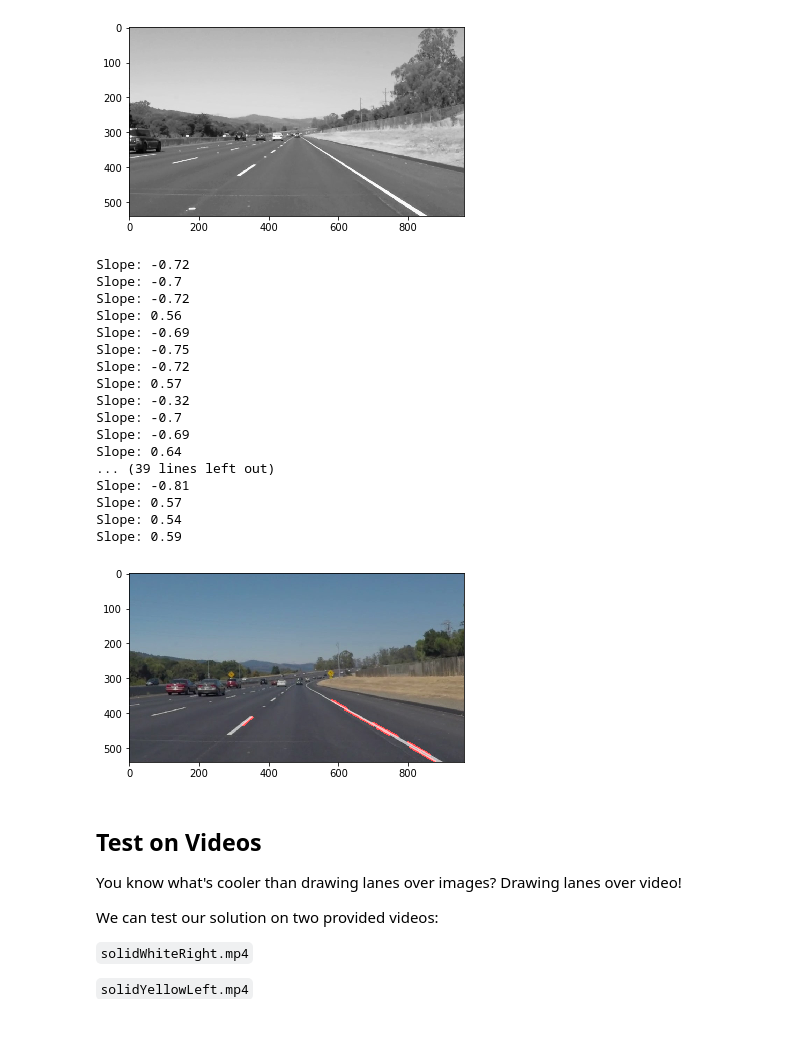
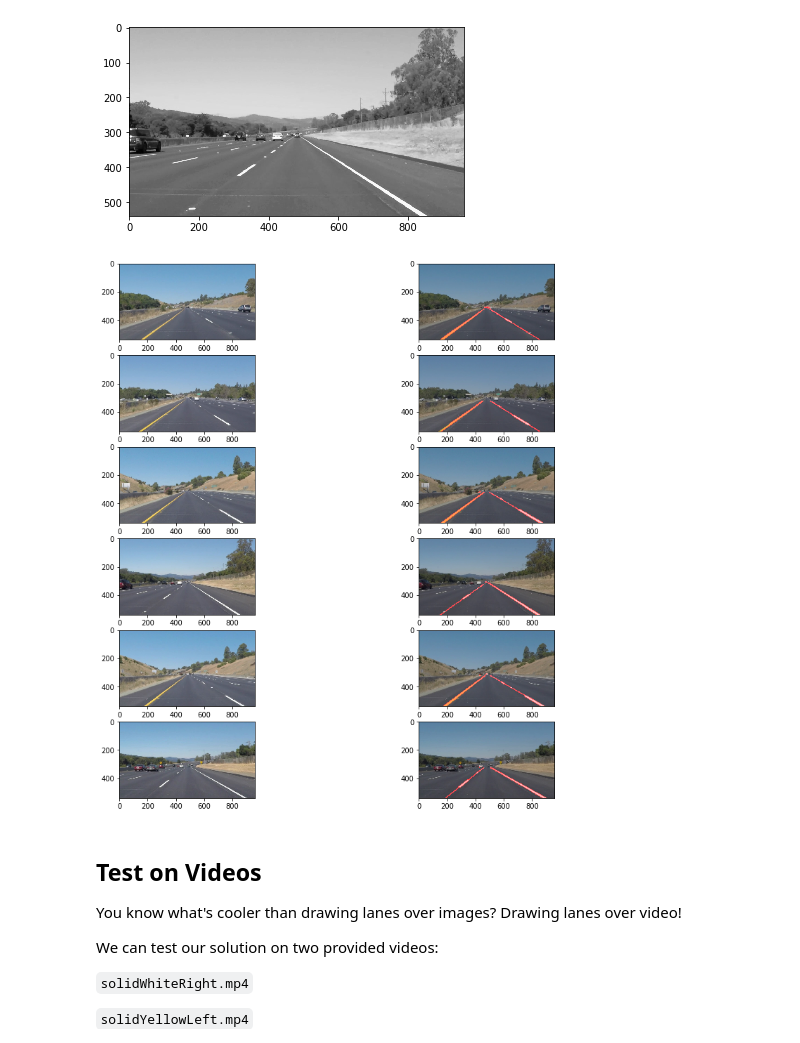
Before and after one commit to manas-mukherjee/SDND-Projects, a Jupyter notebook: CarND-LaneLines-P1/P1.ipynb, the cells around one changed output. Saved outputs shown, nothing was run; the diff lists cells and outputs as text; code cells hidden in the pictures.

```diff
--- a/CarND-LaneLines-P1/P1.ipynb
+++ b/CarND-LaneLines-P1/P1.ipynb
@@ -290,68 +284,40 @@ plt.imshow(grey_img, cmap='Greys_r')
 # %%
 # TODO: Build your pipeline that will draw lane lines on the test_images
 # then save them to the test_images_output directory.
 
-for imb_input in os.listdir("test_images/"):
-    #print(imb_input)
 
-    #Grey
+f, ax = plt.subplots(6,2, figsize=(14, 14))
+
+for i, imb_input in enumerate(os.listdir("test_images/")):
+    #input image
     image = mpimg.imread('test_images/' + imb_input)
+    ax[i,0].imshow(image)
+
+    #Grey scale
     grey_img = grayscale(image)
-    plt.imshow(grey_img, cmap='Greys_r')
 
     #Gaussian Kernel
-    kernel_size = 7
-    blur_gray_img = gaussian_blur(grey_img, kernel_size)
-    plt.imshow(blur_gray_img, cmap='Greys_r')
+    blur_gray_img = gaussian_blur(grey_img, kernel_size=5)
 
-    #Canny
-    low_threshold = 50
-    high_threshold = 110
-    canny_img = canny(blur_gray_img, low_threshold, high_threshold)
-    plt.imshow(canny_img, cmap='Greys_r')
+    #Canny edge detection
+    canny_img = canny(blur_gray_img, low_threshold=120, high_threshold=250)
 
-    #Mask
+    #Identify region of interest
     imshape = canny_img.shape
-    vertices = np.array([[(50,imshape[0]),(550, 240), (430, 240), (imshape[1]-50,imshape[0])]], dtype=np.int32)
+    vertices = np.array([[(150,imshape[0]),(450, 300), (500, 300), (imshape[1]-50,imshape[0])]], dtype=np.int32)
     masked_img = region_of_interest(canny_img, vertices)
-    plt.imshow(masked_img, cmap='Greys_r')
 
     #Hough line
-    rho = 1 # distance resolution in pixels of the Hough grid
-    theta = np.pi/180 # angular resolution in radians of the Hough grid
-    threshold = 1     # minimum number of votes (intersections in Hough grid cell)
-    min_line_len = 27 #minimum number of pixels making up a line
-    max_line_gap = 1    # maximum gap in pixels between connectable line segments
-    line_img = hough_lines(masked_img, rho, theta, threshold, min_line_len, max_line_gap)
+    line_img = hough_lines(masked_img, rho=1, theta=np.pi/180, threshold=20, min_line_len=10, max_line_gap=10)
 
-    # Create a "color" binary image to combine with line image
-    color_edges = np.dstack((masked_img, masked_img, masked_img))
+    #Original images with identified lines
+    img_with_lines = weighted_img(line_img, image)
+    ax[i,1].imshow(img_with_lines)
 
-    initial_img = image
-    img = line_img
-    img_with_lines = weighted_img(img, initial_img, α=0.8, β=1., γ=0.)
-    plt.imshow(img_with_lines)
-
-    cv2.imwrite("test_images_output/"+imb_input, cv2.cvtColor(img_with_lines, cv2.COLOR_RGB2BGR))
+    #Write final images to disk
+    cv2.imwrite("test_images_output/"+imb_input,cv2.cvtColor(img_with_lines, cv2.COLOR_RGB2BGR))
 # %% [output]
-Slope: -0.72
-Slope: -0.7
-Slope: -0.72
-Slope: 0.56
-Slope: -0.69
-Slope: -0.75
-Slope: -0.72
-Slope: 0.57
-Slope: -0.32
-Slope: -0.7
-Slope: -0.69
-Slope: 0.64
-... (39 lines left out)
-Slope: -0.81
-Slope: 0.57
-Slope: 0.54
-Slope: 0.59
-[figure, old version]
+[figure, new version]
 # %% [markdown]
 ## Test on Videos
 
```
Also changed, not shown: parts of 6 cells of this notebook, 16 other files.
